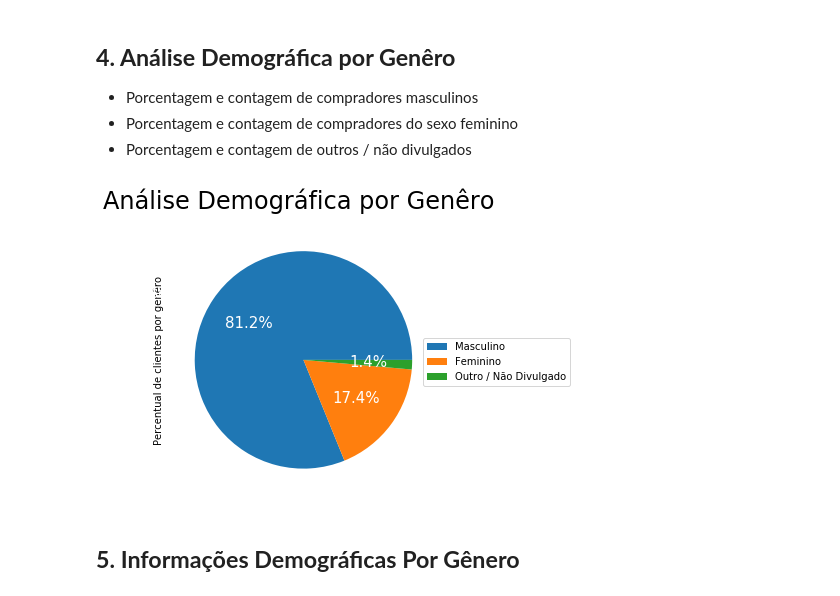
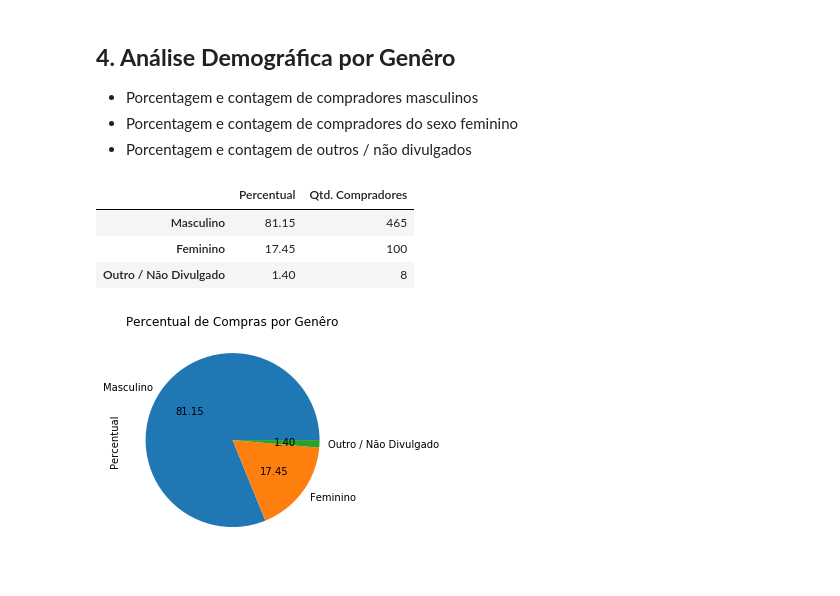
Before and after one commit to ralsouza/python_fundamentos, a Jupyter notebook: src/05_desafio/05_missao05.ipynb, the cells around one changed output. Saved outputs shown, nothing was run; the diff lists cells and outputs as text; code cells hidden in the pictures.

```diff
--- a/src/05_desafio/05_missao05.ipynb
+++ b/src/05_desafio/05_missao05.ipynb
@@ -66,6 +74,6 @@ import pylab as pl from pandas import *
 # %%
 # Carga do arquivo
-load_file = "dados_compras.json"
+load_file = "/content/drive/My Drive/dados_compras.json"
 purchase_file = pd.read_json(load_file, orient = "records")
 # %% [markdown]
 ## **1. Análise Exploratória**
@@ -192,25 +200,36 @@ analise_geral
 * Porcentagem e contagem de compradores masculinos
 * Porcentagem e contagem de compradores do sexo feminino
 * Porcentagem e contagem de outros / não divulgados
-# %%
-# Executa um 'group by' na variável
-df = purchase_file['Sexo'].value_counts()
-
-# Execução do plot
-plt = df.plot.pie(autopct='%1.1f%%', fontsize=15,figsize=(5,5),textprops={'color':"w"})
-
-# Adiciona o título no plot
-pl.suptitle('Análise Demográfica por Genêro', fontsize=24)
-
-# Remove a label no eixo y
-pl.ylabel('Percentual de clientes por genêro')
-
-# Adiciona a legenda
-plt.legend(bbox_to_anchor=(1.5,0.6))
-
-# Processa o plot, escondendo a linha de saída
-pl.show()
-# %% [output]
-[figure, removed]
-# %% [markdown]
-## **5. Informações Demográficas Por Gênero**
+# %%
+# Selecionar os dados únicos do compradores para deduplicação
+info_compradores = purchase_file.loc[:,['Login','Sexo','Idade']]
+
+# Deduplicar os dados
+info_compradores = info_compradores.drop_duplicates()
+# %%
+# Quantidade de compradores por genêro
+qtd_compradores = info_compradores['Sexo'].value_counts()
+
+# Percentual de compradores por genêro
+perc_compradores = round(info_compradores['Sexo'].value_counts(normalize=True) * 100, 2)
+
+# Armazenar dados no Dataframe
+analise_demografica = pd.DataFrame(
+    {'Percentual':perc_compradores,
+     'Qtd. Compradores':qtd_compradores
+     }
+)
+# %%
+# Impressão da tabela
+analise_demografica
+# %% [output]
+|  | Percentual | Qtd. Compradores |
+| Masculino | 81.15 | 465 |
+| Feminino | 17.45 | 100 |
+| Outro / Não Divulgado | 1.40 | 8 |
+# %%
+plot = analise_demografica['Percentual'].plot(kind='pie',
+                                              title='Percentual de Compras por Genêro',
+                                              autopct='%.2f')
+# %% [output]
+[figure, added]
```
Also changed, not shown: parts of 16 cells of this notebook.
